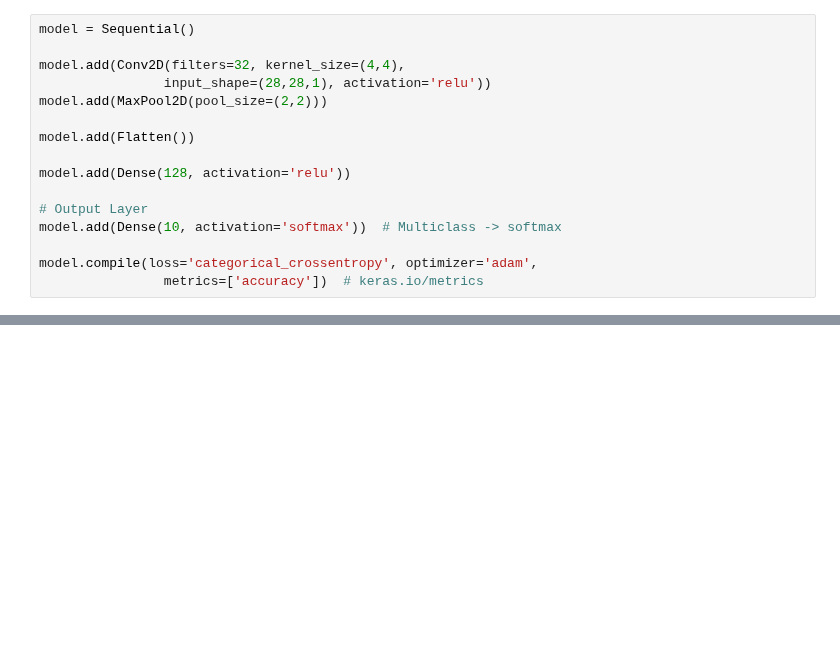
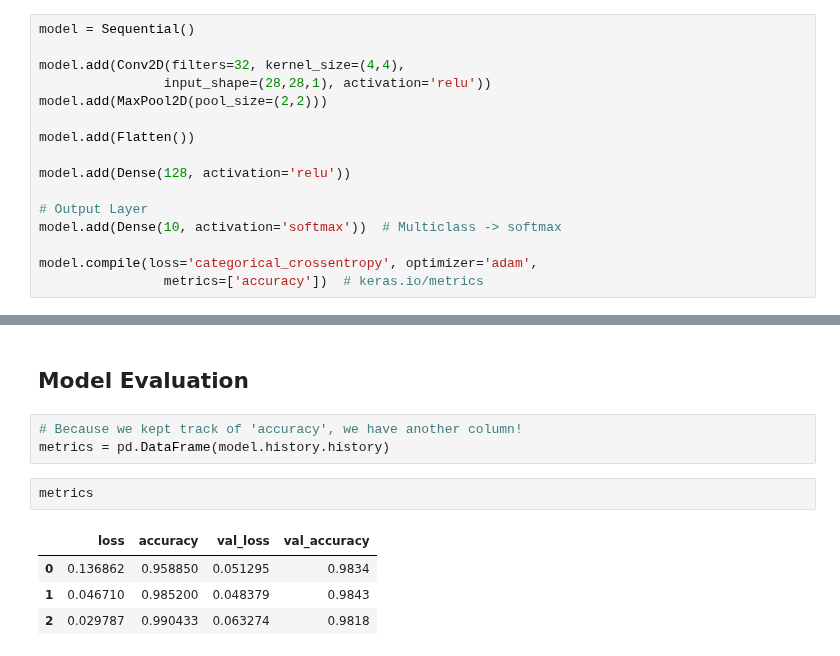
Before and after one commit to bdotbull/bb_learning_tf2_and_keras, a Jupyter notebook: topics/cnn/cnn_mnist.ipynb, the cells around one changed output, grey strips where cells are left out. Saved outputs shown, nothing was run; the diff lists cells and outputs as text; blank space fills up the shorter version.

```diff
--- a/topics/cnn/cnn_mnist.ipynb
+++ b/topics/cnn/cnn_mnist.ipynb
@@ -100,0 +121,12 @@ model.compile(loss='categorical_crossentropy', optimizer='adam',
+# %% [markdown]
+## Model Evaluation
+# %%
+# Because we kept track of 'accuracy', we have another column!
+metrics = pd.DataFrame(model.history.history)
+# %%
+metrics
+# %% [output]
+|  | loss | accuracy | val_loss | val_accuracy |
+| 0 | 0.136862 | 0.958850 | 0.051295 | 0.9834 |
+| 1 | 0.046710 | 0.985200 | 0.048379 | 0.9843 |
+| 2 | 0.029787 | 0.990433 | 0.063274 | 0.9818 |
```
Also changed, not shown: parts of 16 cells of this notebook.
